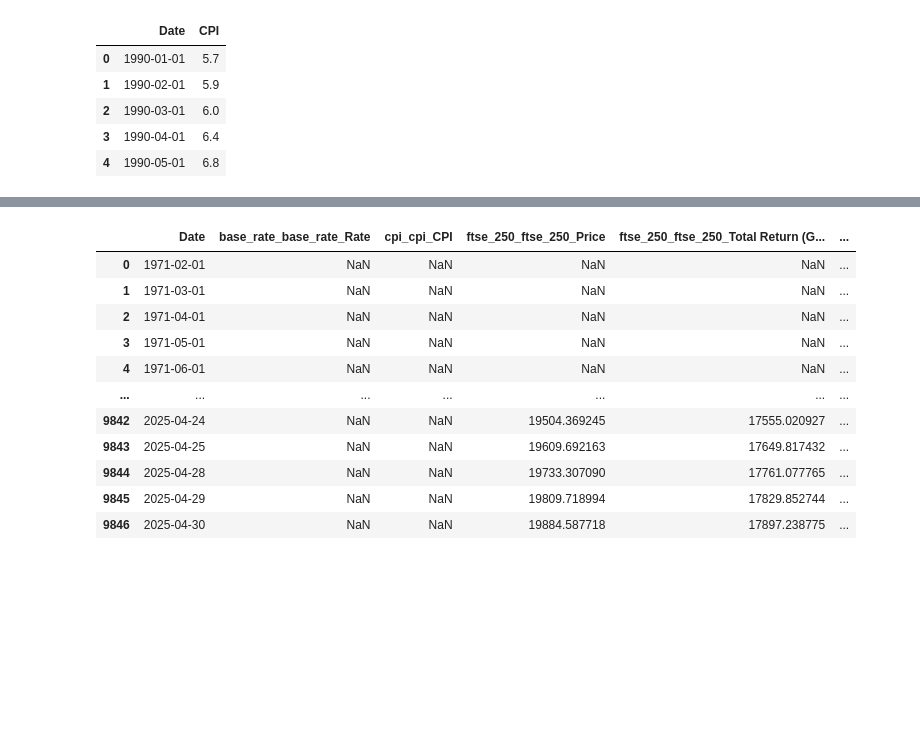
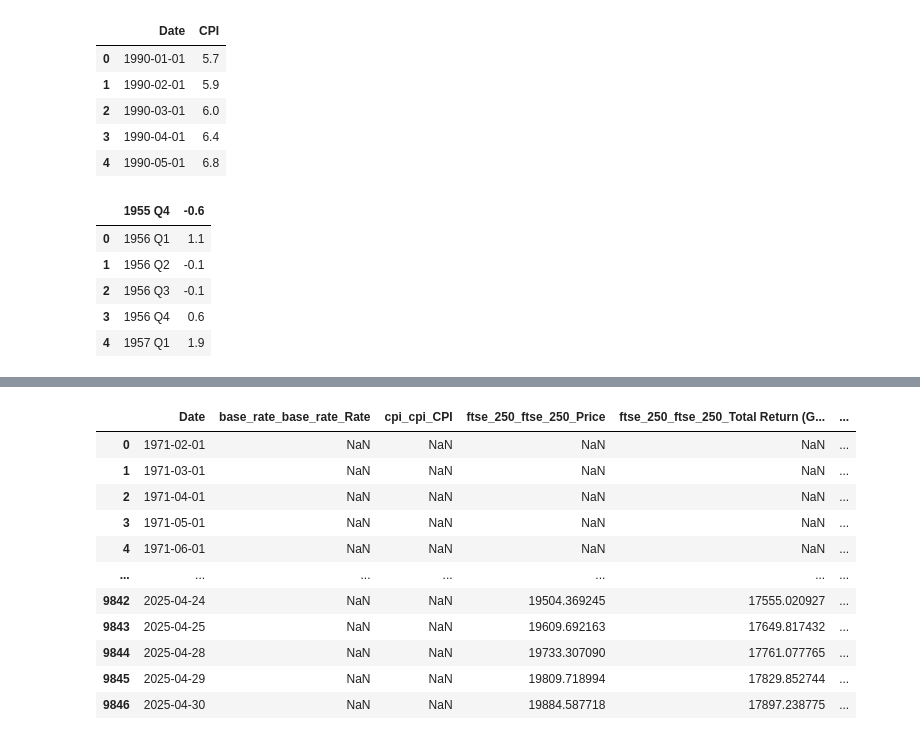
Before and after one commit to gamzebb/group-project, a Jupyter notebook: BankSpeeches_StarterCode-10.ipynb, the cells around one changed output, grey strips where cells are left out. Cells and saved outputs as stored; diff of their text form; code cells hidden in the pictures; blank space fills up the shorter version.

```diff
--- a/BankSpeeches_StarterCode-10.ipynb
+++ b/BankSpeeches_StarterCode-10.ipynb
@@ -2025,3 +2023,13 @@ cpi.head()
 | 4 | 1990-05-01 | 6.8 |
 # %%
 cpi.to_csv("cpi.csv", index=False)
+# %%
+gdp = pd.read_csv(r"C:\Users\gamze bozkurt omar\Desktop\Employer_Project\GDP.csv", skiprows=10)
+gdp.head()
+# %% [output]
+|  | 1955 Q4 | -0.6 |
+| 0 | 1956 Q1 | 1.1 |
+| 1 | 1956 Q2 | -0.1 |
+| 2 | 1956 Q3 | -0.1 |
+| 3 | 1956 Q4 | 0.6 |
+| 4 | 1957 Q1 | 1.9 |
```
Also changed, not shown: parts of 16 cells of this notebook, 18 other files.
